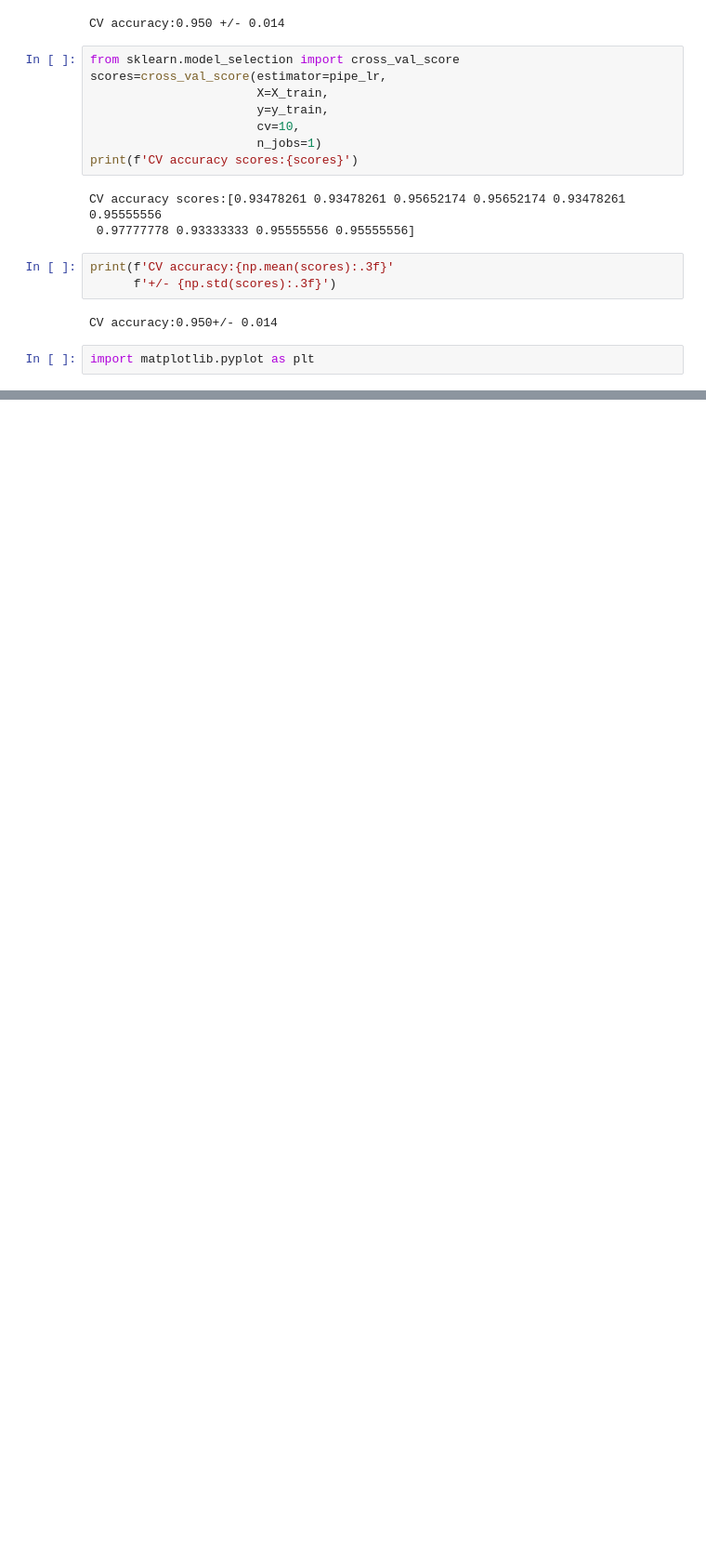
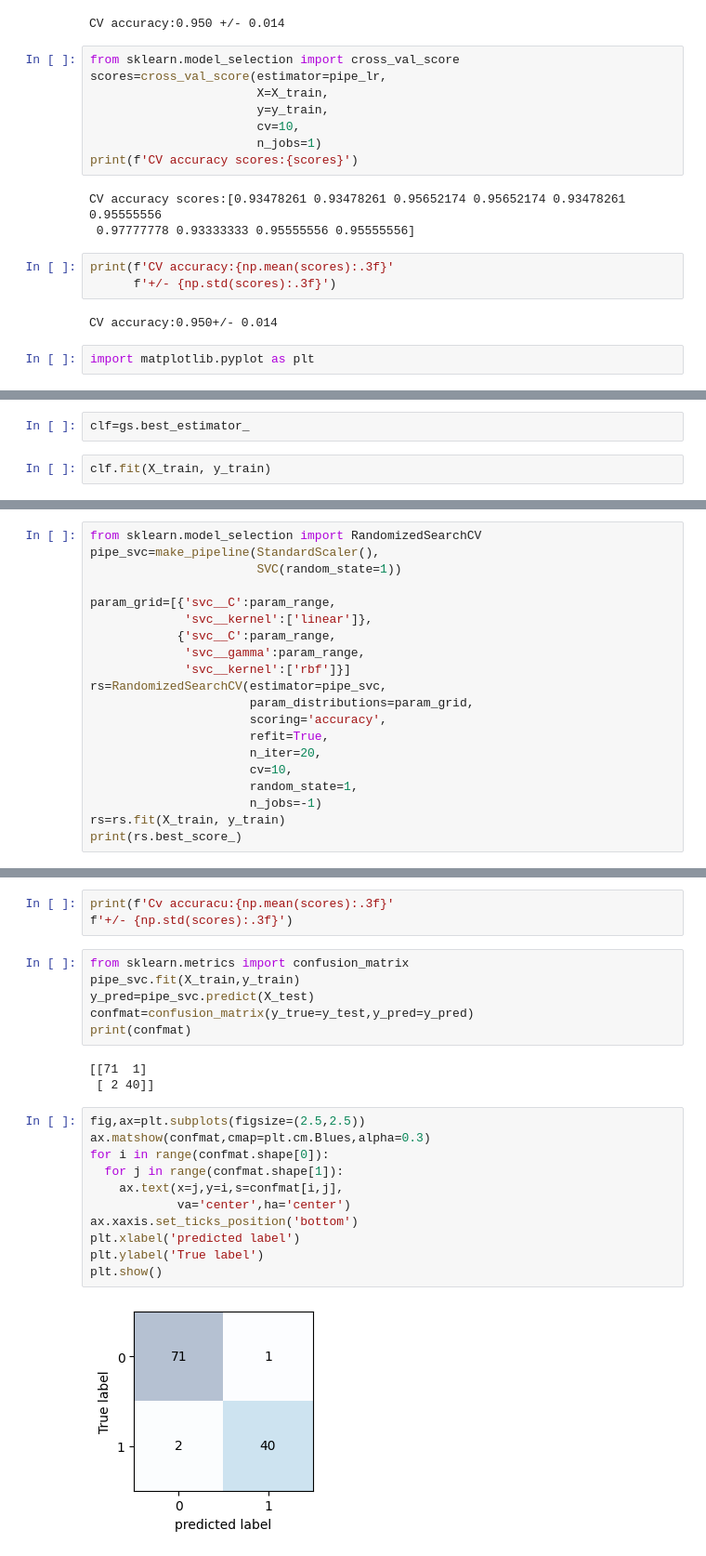
Before and after one commit to afif-af/ml_pytorch_scikitlearn, a Jupyter notebook: Chapter06ml_pytorch.ipynb, the cells around one changed output, grey strips where cells are left out. Shown at 93% size. Cells and saved outputs as stored; diff of their text form; blank space fills up the shorter version.

```diff
--- a/Chapter06ml_pytorch.ipynb
+++ b/Chapter06ml_pytorch.ipynb
@@ -140,0 +175,4 @@ plt.show()
+# %%
+clf=gs.best_estimator_
+# %%
+clf.fit(X_train, y_train)
@@ -140,0 +195,20 @@ plt.show()
+# %%
+from sklearn.model_selection import RandomizedSearchCV
+pipe_svc=make_pipeline(StandardScaler(),
+                       SVC(random_state=1))
+
+param_grid=[{'svc__C':param_range,
+             'svc__kernel':['linear']},
+            {'svc__C':param_range,
+             'svc__gamma':param_range,
+             'svc__kernel':['rbf']}]
+rs=RandomizedSearchCV(estimator=pipe_svc,
+                      param_distributions=param_grid,
+                      scoring='accuracy',
+                      refit=True,
+                      n_iter=20,
+                      cv=10,
+                      random_state=1,
+                      n_jobs=-1)
+rs=rs.fit(X_train, y_train)
+print(rs.best_score_)
@@ -140,0 +279,25 @@ plt.show()
+# %%
+print(f'Cv accuracu:{np.mean(scores):.3f}'
+f'+/- {np.std(scores):.3f}')
+# %%
+from sklearn.metrics import confusion_matrix
+pipe_svc.fit(X_train,y_train)
+y_pred=pipe_svc.predict(X_test)
+confmat=confusion_matrix(y_true=y_test,y_pred=y_pred)
+print(confmat)
+# %% [output]
+[[71  1]
+ [ 2 40]]
+# %%
+fig,ax=plt.subplots(figsize=(2.5,2.5))
+ax.matshow(confmat,cmap=plt.cm.Blues,alpha=0.3)
+for i in range(confmat.shape[0]):
+  for j in range(confmat.shape[1]):
+    ax.text(x=j,y=i,s=confmat[i,j],
+            va='center',ha='center')
+ax.xaxis.set_ticks_position('bottom')
+plt.xlabel('predicted label')
+plt.ylabel('True label')
+plt.show()
+# %% [output]
+[figure, added]
```
Also changed, not shown: parts of 20 cells of this notebook.
